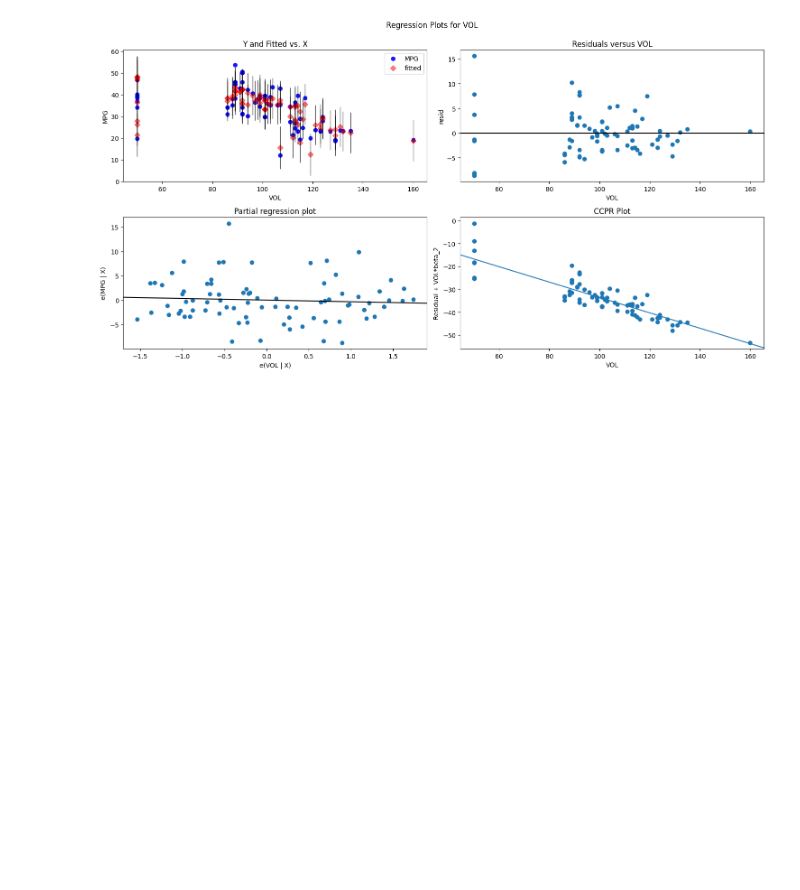
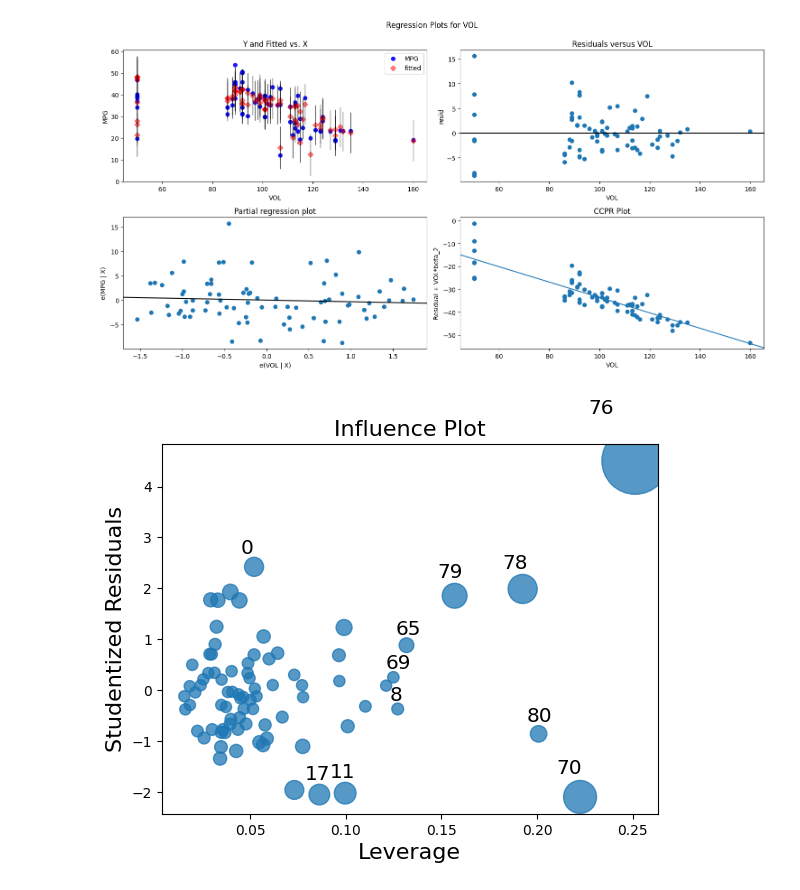
Before and after one commit to girissshhh/aiml-2311cs020553, a Jupyter notebook: Multi_Linear_Regression.ipynb, the cells around one changed output. Cells and saved outputs as stored; diff of their text form; code cells hidden in the pictures; blank space fills up the shorter version.

```diff
--- a/Multi_Linear_Regression.ipynb
+++ b/Multi_Linear_Regression.ipynb
@@ -262,3 +262,9 @@ fig=sm.graphics.plot_regress_exog(model,'VOL',fig=fig)
 plt.show()
 # %% [output]
 [figure]
+# %%
+from statsmodels.graphics.regressionplots import influence_plot
+influence_plot(model)
+plt.show()
+# %% [output]
+[figure, added]
```
